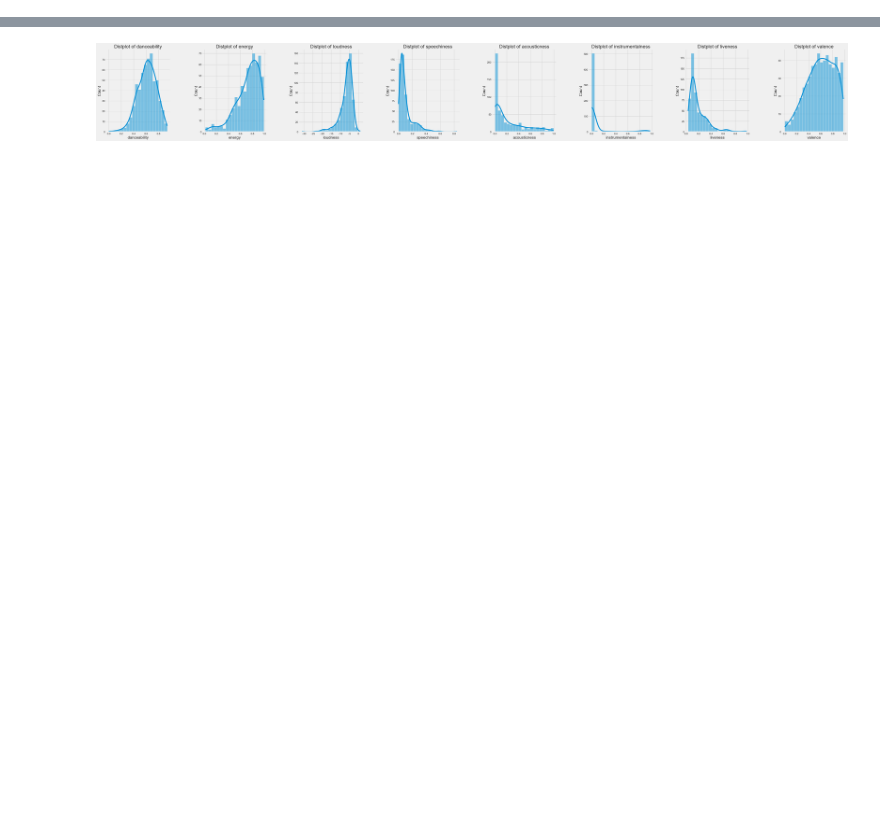
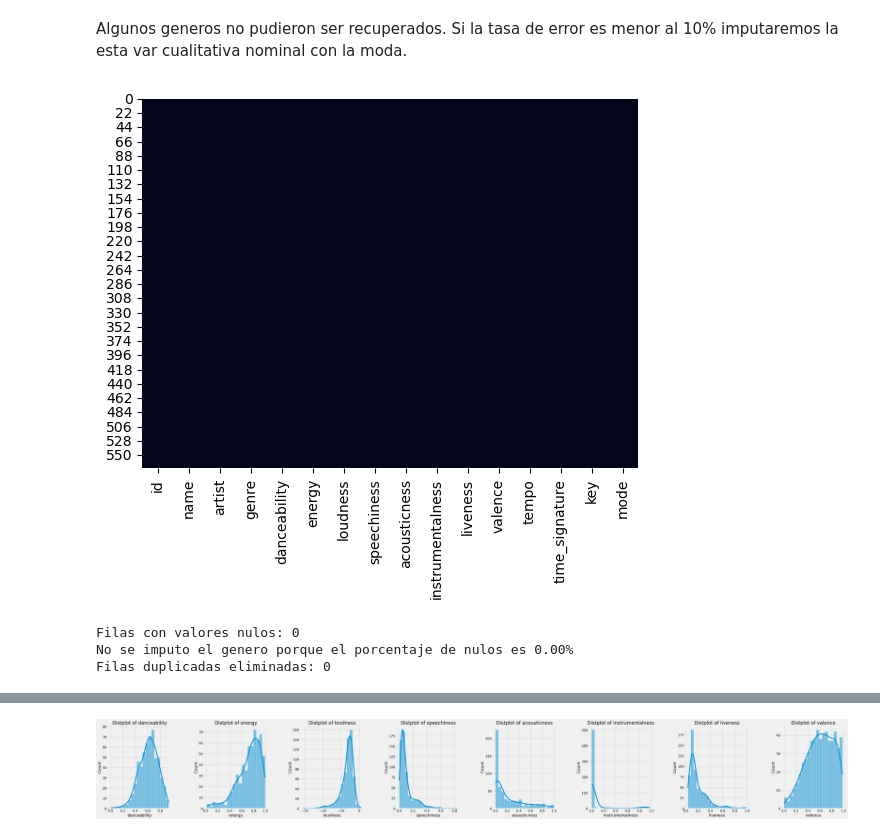
Before and after one commit to R0SEWT/SpotiOrganizer, a Jupyter notebook: clasificador.ipynb, the cells around one changed output, grey strips where cells are left out. Cells and saved outputs as stored; diff of their text form; code cells hidden in the pictures; blank space fills up the shorter version.

```diff
--- a/clasificador.ipynb
+++ b/clasificador.ipynb
@@ -153,0 +139,27 @@ Distribucion de los datos
+# %% [markdown]
+Algunos generos no pudieron ser recuperados. Si la tasa de error es menor al 10% imputaremos la esta var cualitativa nominal con la moda.
+# %%
+sns.heatmap(df.isnull(), cbar=False)
+plt.show()
+print(f'Filas con valores nulos: {df.isnull().sum().sum()}')
+
+percent_null_genre = df['genre'].isnull().sum() / len(df)
+
+if percent_null_genre < 0.1 and percent_null_genre > 0:
+    moda = df["genre"].mode()[0]
+    df['genre'] = df['genre'].fillna(moda)
+    print(f'Se imputo {percent_null_genre:.2%} del genero con la moda {moda}')
+    print(f'Filas con valores nulos: {df.isnull().sum().sum()}')
+    sns.heatmap(df.isnull(), cbar=False)
+    plt.show()
+else:
+    print(f'No se imputo el genero porque el porcentaje de nulos es {percent_null_genre:.2%}')
+
+n = len(df)
+df = df.drop_duplicates()
+print(f'Filas duplicadas eliminadas: {n - len(df)}')
+# %% [output]
+[figure, added]
+Filas con valores nulos: 0
+No se imputo el genero porque el porcentaje de nulos es 0.00%
+Filas duplicadas eliminadas: 0
```
Also changed, not shown: parts of 30 cells of this notebook, 4 other files.
